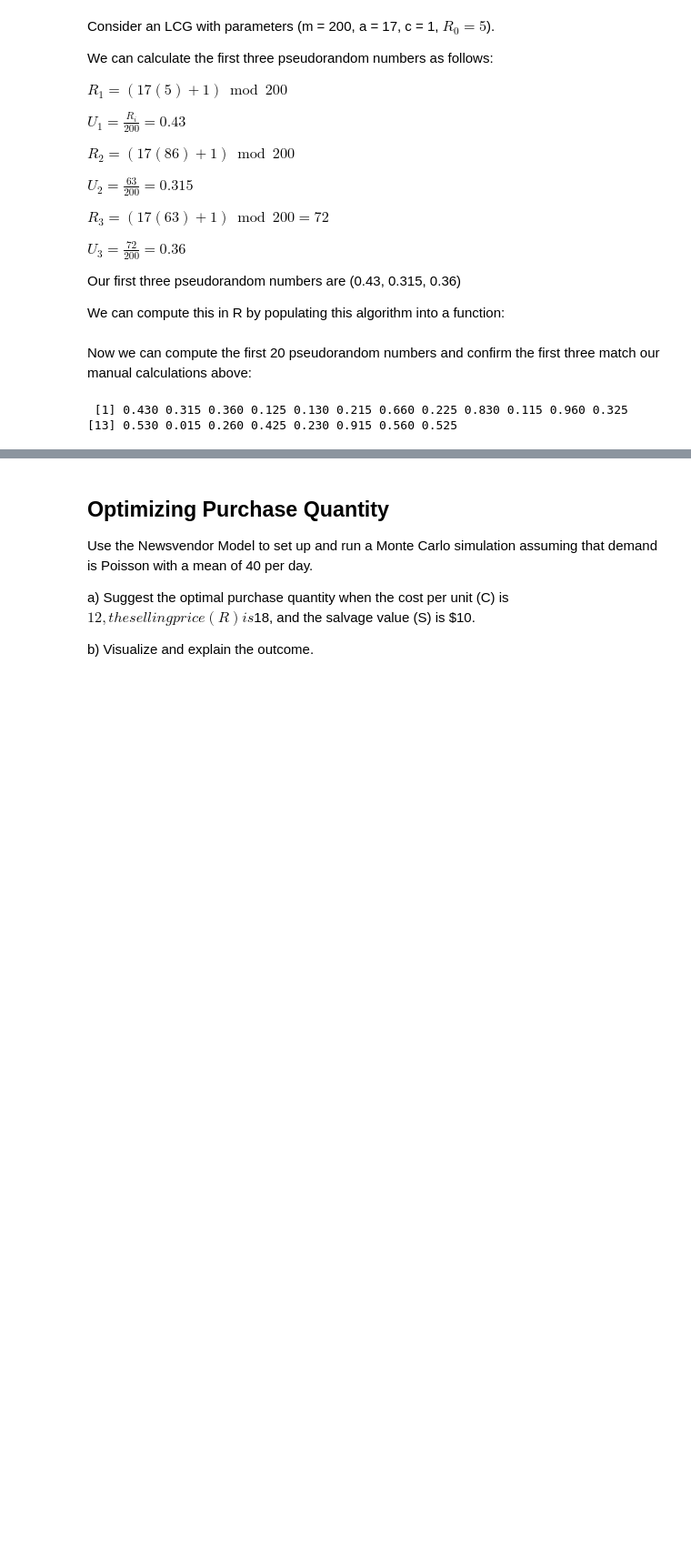
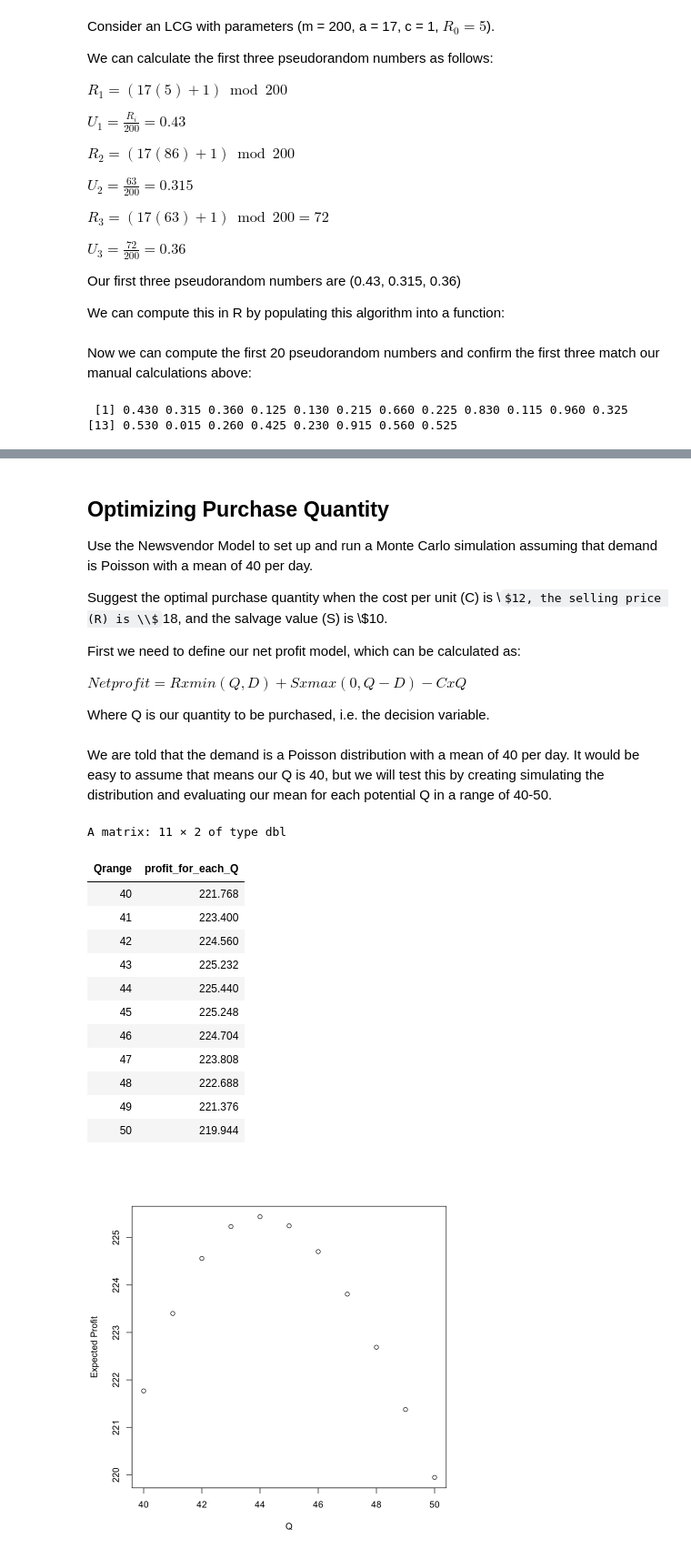
Before and after one commit to jd-santos/MS_DataScience, a Jupyter notebook: 10 Simulation/03 Monte Carlo Simulation.ipynb, the cells around one changed output, grey strips where cells are left out. Shown at 91% size. Cells and saved outputs as stored; diff of their text form; code cells hidden in the pictures; some formulas as TeX source; blank space fills up the shorter version.

```diff
--- a/10 Simulation/03 Monte Carlo Simulation.ipynb
+++ b/10 Simulation/03 Monte Carlo Simulation.ipynb
@@ -143,6 +227,62 @@ by adding a vertical line at zero.
 
 Use the Newsvendor Model to set up and run a Monte Carlo simulation assuming that demand is Poisson with a mean of 40 per day.
 
-a) Suggest the optimal purchase quantity when the cost per unit (C) is $12, the selling price (R) is $18, and the salvage value (S) is $10.
+Suggest the optimal purchase quantity when the cost per unit (C) is \\$12, the selling price (R) is \\$18, and the salvage value (S) is \\$10.
 
-b) Visualize and explain the outcome.
+First we need to define our net profit model, which can be calculated as:
+
+$Net profit = R x min(Q,D) + S x max(0,Q-D)-C x Q$
+
+Where Q is our quantity to be purchased, i.e. the decision variable.
+# %%
+# Data
+R = 18  # Selling price
+C = 12  # Cost
+S = 10   # Discount Price
+
+# Model
+# D = Units demanded
+# Q = Quantity to be purchased (decision variables)
+netProfitFun = function(D, Q, R, S, C){
+  R*min(D,Q) + S * max(0, Q-D) - C*Q
+}
+# %% [markdown]
+We are told that the demand is a Poisson distribution with a mean of 40 per day. It would be easy to assume that means our Q is 40, but we will test this by creating simulating the distribution and evaluating our mean for each potential Q in a range of 40-50.
+# %%
+num_sim = 1000
+
+Qrange = 40:50
+
+sim_D <- rpois(num_sim, lambda = 40)
+
+profitMatrix <- matrix(nrow = num_sim, ncol = length(Qrange))
+
+j = 0
+for (Q in Qrange) {
+  j = j+1
+  for (i in 1:num_sim) {
+    profitMatrix[i, j] = netProfitFun(sim_D[i], Q, R, S, C)
+  }
+}
+
+# Expected profit for each Q
+profit_for_each_Q <- colMeans(profitMatrix)
+
+cbind(Qrange, profit_for_each_Q)
+
+plot(Qrange, colMeans(profitMatrix), ylab = "Expected Profit", xlab = "Q")
+# %% [output]
+A matrix: 11 × 2 of type dbl
+| Qrange | profit_for_each_Q |
+| 40 | 221.768 |
+| 41 | 223.400 |
+| 42 | 224.560 |
+| 43 | 225.232 |
+| 44 | 225.440 |
+| 45 | 225.248 |
+| 46 | 224.704 |
+| 47 | 223.808 |
+| 48 | 222.688 |
+| 49 | 221.376 |
+| 50 | 219.944 |
+[figure, added]
```
Also changed, not shown: parts of 13 cells of this notebook, 3 other files.
